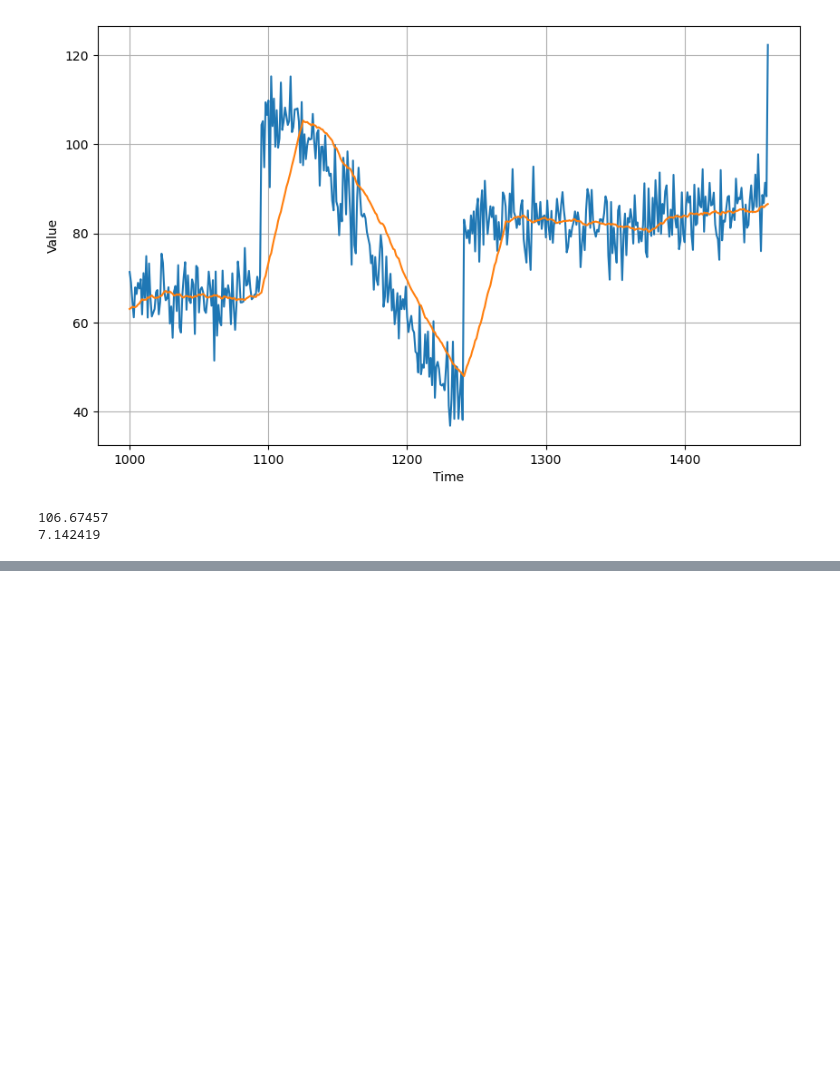
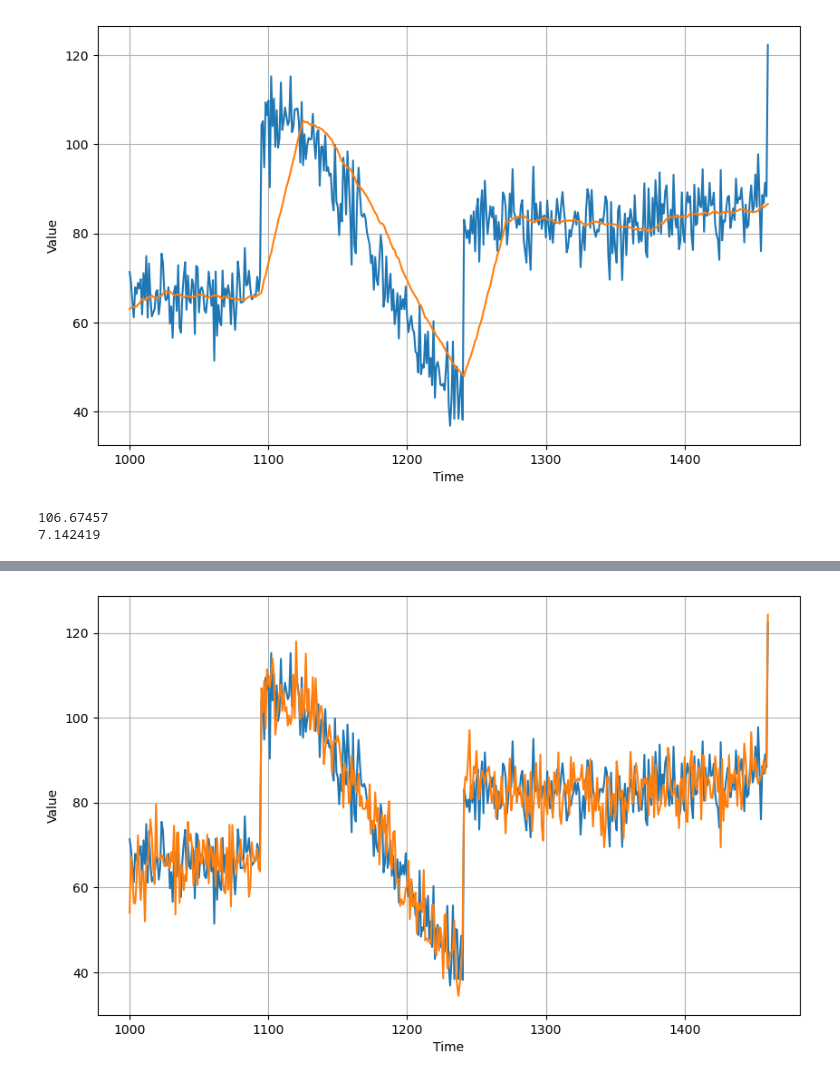
Before and after one commit to karamalhanatleh/DeepLearning.AI-TensorFlow-Developer-Professional, a Jupyter notebook: Sequences, Time Series and Prediction/Week1/Statistical Forecasting on Synthetic Data.ipynb, the cells around one changed output, grey strips where cells are left out. Saved outputs shown, nothing was run; the diff lists cells and outputs as text; code cells hidden in the pictures; blank space fills up the shorter version.

```diff
--- a/Sequences, Time Series and Prediction/Week1/Statistical Forecasting on Synthetic Data.ipynb
+++ b/Sequences, Time Series and Prediction/Week1/Statistical Forecasting on Synthetic Data.ipynb
@@ -152,0 +186,7 @@ print(tf.keras.metrics.mean_absolute_error(x_valid, moving_avg).numpy())
+# %%
+diff_moving_avg_plus_past = series[split_time - 365:-365] + diff_moving_avg
+
+# Plot the results
+plot_series(time_valid, (x_valid, diff_moving_avg_plus_past))
+# %% [output]
+[figure, added]
```
Also changed, not shown: parts of 3 cells of this notebook, 4 other files.
